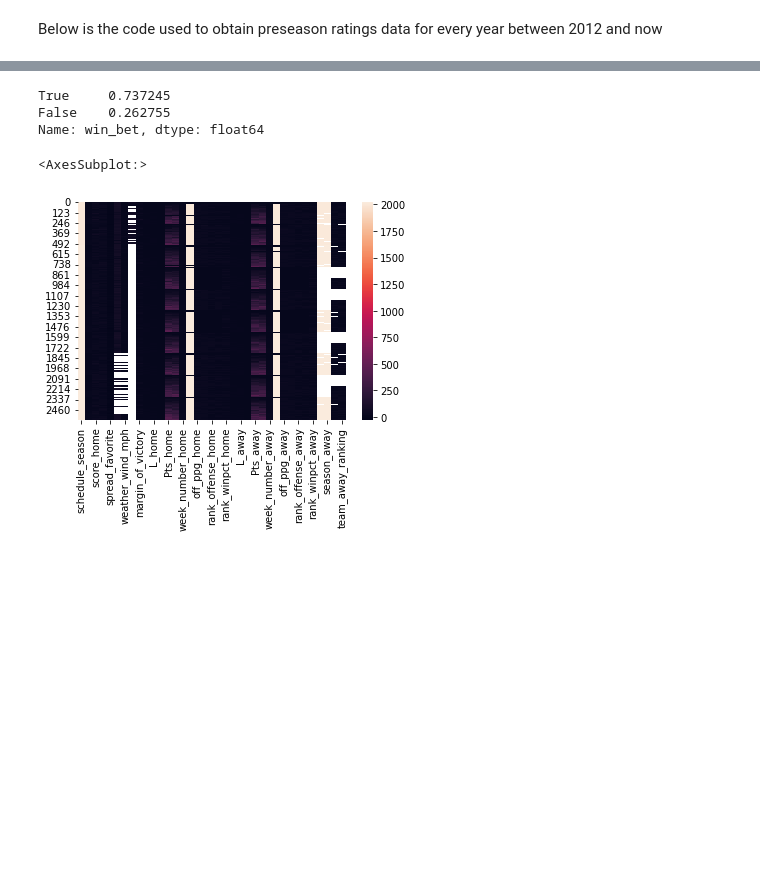
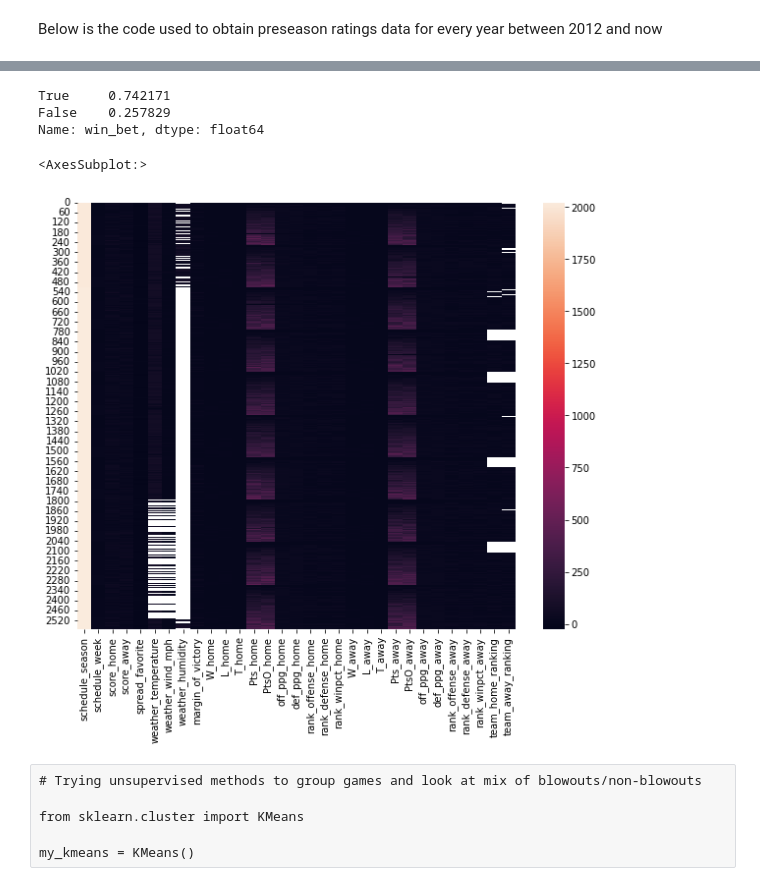
Before and after one commit to ericjenvey/Kaggle, a Jupyter notebook: nfl-score-data.ipynb, the cells around one changed output, grey strips where cells are left out. Saved outputs shown, nothing was run; the diff lists cells and outputs as text; code cells hidden in the pictures; blank space fills up the shorter version.

Commit message:
added prior year | added offense/defense smoothing at beginning of year

```diff
--- a/nfl-score-data.ipynb
+++ b/nfl-score-data.ipynb
@@ -121,17 +164,21 @@ full_standings_data[full_standings_data['year_number'] >= 2012].shape
 # %%
+# Take the last week of data for each year, set as the prior season's rankings
 prior_season_ending_rankings = full_standings_data[full_standings_data.week_number == 19]
 
-prior_season_ending_rankings.drop(['W', 'L', 'W-L%', 'Pts', 'PtsO', 'PtDif', 'MoV', 'week_number', 'T', 'off_ppg', 'def_ppg', 'rank_winpct'], axis=1, inplace=True)
+# Drop all unnecessary columns (all but the team name, ID, and offense/defense rankings)
+prior_season_ending_rankings.drop(['W', 'L', 'W-L%', 'Pts', 'PtsO', 'PtDif', 'MoV', 'week_number',
+                                   'T', 'off_ppg', 'def_ppg', 'rank_winpct', 'team_name',
+                                  'team_name_short', 'team_conference', 'team_division',
+                                  'team_conference_pre2002', 'team_division_pre2002'],
+                                  axis=1, inplace=True)
 
-#prior_season_ending_rankings.columns = ['Tm', 'year_number', 'off_rank_last_year', 'def_rank_last_year']
 
 # Merge does not allow for non-equijoins, so we join every team against itself
 current_and_prior = pd.merge(full_standings_data, prior_season_ending_rankings.add_suffix("_prior"),
-                                how = "left", left_on = ['Tm'],
-                                right_on=['Tm_prior'])
+                                how = "left", left_on = ['team_id'],
+                                right_on=['team_id_prior'])
 
 # Then cut down to only where the prior year is one behind the current here
-# TODO -- this does not work with teams who have a name/location switch, need to get the team name mapping correct
 current_and_prior = current_and_prior[(current_and_prior['year_number_prior']==current_and_prior['year_number'] - 1)]
 
 current_and_prior.to_csv("current_and_prior_year_standings.csv")
@@ -151,7 +198,10 @@ years = list(range(2012,2022))
 for year in years:
     preseason_rankings_list.append(get_preseason_rankings(my_url = f"https://www.teamrankings.com/nfl/rankings/teams/?date={year}-08-30", year = year))
 
-preseason_rankings_df = pd.concat(preseason_rankings_list, axis=0, ignore_index = True)
+preseason_rankings = pd.concat(preseason_rankings_list, axis=0, ignore_index = True)
+
+preseason_rankings_df = pd.merge(preseason_rankings, teams[['team_id', 'team_name']], how="left", left_on = ['Team'], right_on = ['team_name']).drop(['team_name'], axis=1)
+
 preseason_rankings_df.to_csv("./preseason_rankings_df.csv")
 # %%
 # Read already generated preseason_ratings data
@@ -236,15 +265,13 @@ scores_and_standings_all.head()
 # %%
 # Next, join in the rankings data for the home team, giving us a preseason rank
 scores_and_rankings = pd.merge(scores_and_standings_all, preseason_rankings_df.add_suffix("_home"),
-                                how = "left", left_on = ['schedule_season', 'team_home'],
-                                right_on=['season_home', 'Team_home'])
+                                how = "left", left_on = ['schedule_season', 'team_id_home'],
+                                right_on=['season_home', 'team_id_home'])
 
 # Then get the away team's preseason rank
 scores_and_rankings_all = pd.merge(scores_and_rankings, preseason_rankings_df.add_suffix("_away"),
-                                how = "left", left_on = ['schedule_season', 'team_away'],
-                                right_on=['season_away', 'Team_away'])
+                                how = "left", left_on = ['schedule_season', 'team_id_away'],
+                                right_on=['season_away', 'team_id_away'])
 
 # Drop unnecessary columns
 scores_and_rankings_all.drop(['season_home', 'Team_home', 'season_away', 'Team_away'], axis = 1, inplace=True)
-
-scores_and_rankings_all.head()
@@ -270,8 +289,15 @@ scores_and_rankings_all.loc[:,'team_home_ranking'] = scores_and_rankings_all.app
 scores_and_rankings_all.loc[:,'team_away_ranking'] = scores_and_rankings_all.apply(lambda x: get_team_ranking(x, 'away'), axis = 1)
 scores_and_rankings_all.loc[:,'bad_team_involved'] = scores_and_rankings_all.apply(lambda x: True if x['team_away_ranking'] >= bad_team_rank or x['team_home_ranking'] >= bad_team_rank else False, axis = 1)
 
+# Blend prior season offense/defense rankings with current season (in the early part of the season)
+scores_and_rankings_all.loc[:, 'final_rank_offense_home'] = scores_and_rankings_all.apply(lambda x: get_offensive_ranking(x, 'home'), axis = 1)
+scores_and_rankings_all.loc[:, 'final_rank_offense_away'] = scores_and_rankings_all.apply(lambda x: get_offensive_ranking(x, 'away'), axis = 1)
+scores_and_rankings_all.loc[:, 'final_rank_defense_home'] = scores_and_rankings_all.apply(lambda x: get_defensive_ranking(x, 'home'), axis = 1)
+scores_and_rankings_all.loc[:, 'final_rank_defense_away'] = scores_and_rankings_all.apply(lambda x: get_defensive_ranking(x, 'away'), axis = 1)
+
 # Singular high-powered offense (if both are high, False. If one is high and defense is elite, False)
-scores_and_rankings_all.loc[:, 'high_powered_offense'] = scores_and_rankings_all.apply(lambda x: True if (x['rank_offense_home'] <= good_offense_rank and x['rank_offense_away'] > good_offense_rank and x['rank_defense_away'] > good_defense_rank) or (x['rank_offense_away'] <= good_offense_rank and x['rank_offense_home'] > good_offense_rank and x['rank_defense_home'] > good_defense_rank) else False, axis = 1)
+#scores_and_rankings_all.loc[:, 'high_powered_offense'] = scores_and_rankings_all.apply(lambda x: True if (x['rank_offense_home'] <= good_offense_rank and x['rank_offense_away'] > good_offense_rank and x['rank_defense_away'] > good_defense_rank) or (x['rank_offense_away'] <= good_offense_rank and x['rank_offense_home'] > good_offense_rank and x['rank_defense_home'] > good_defense_rank) else False, axis = 1)
+scores_and_rankings_all.loc[:, 'high_powered_offense'] = scores_and_rankings_all.apply(lambda x: True if (x['final_rank_offense_home'] <= good_offense_rank and x['final_rank_offense_away'] > good_offense_rank and x['final_rank_defense_away'] > good_defense_rank) or (x['final_rank_offense_away'] <= good_offense_rank and x['final_rank_offense_home'] > good_offense_rank and x['final_rank_defense_home'] > good_defense_rank) else False, axis = 1)
 
 # Lopsided matchup?
 scores_and_rankings_all.loc[:, 'lopsided_matchup'] = scores_and_rankings_all.apply(lambda x: True if abs(x['team_home_ranking'] - x['team_away_ranking']) >= lopsided_threshold else False, axis = 1)
@@ -283,7 +309,7 @@ scores_and_rankings_all.loc[:, 'bet_the_game'] = scores_and_rankings_all.apply(l
 scores_and_rankings_all.loc[:, 'win_bet'] = scores_and_rankings_all.apply(lambda x: True if x['bet_the_game'] == True and x['blowout'] == False else False, axis = 1)
 scores_and_rankings_all[scores_and_rankings_all['bet_the_game'] == True].win_bet.value_counts(normalize=True)
 # %% [output]
-True     0.737245
-False    0.262755
+True     0.742171
+False    0.257829
 Name: win_bet, dtype: float64
 # %%
@@ -291,9 +317,10 @@ scores_and_rankings_all.to_csv("./second_pass_output.csv")
 # %%
 # Exploratory Analysis
 
 scores_and_rankings_all[['W_home', 'off_ppg_away']] = scores_and_rankings_all[['W_home', 'off_ppg_away']].fillna(0)
 numeric_data = scores_and_rankings_all.select_dtypes(include=[np.number])
+plt.figure(figsize = (10,8))
 sns.heatmap(numeric_data)
 # %% [output]
 <AxesSubplot:>
-[figure, old version]
+[figure, new version]
@@ -306,2 +327,8 @@ my_kmeans = KMeans()
+# %% [raw]
+# Trying unsupervised methods to group games and look at mix of blowouts/non-blowouts
+
+from sklearn.cluster import KMeans
+
+my_kmeans = KMeans()
 # %%
 # TODO
```
Also changed, not shown: parts of 16 cells of this notebook.
